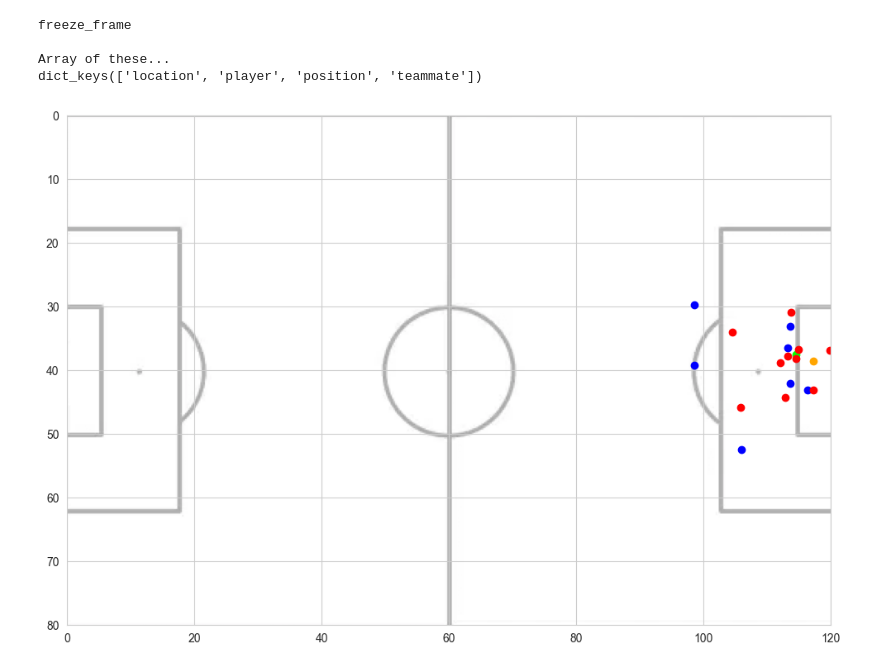
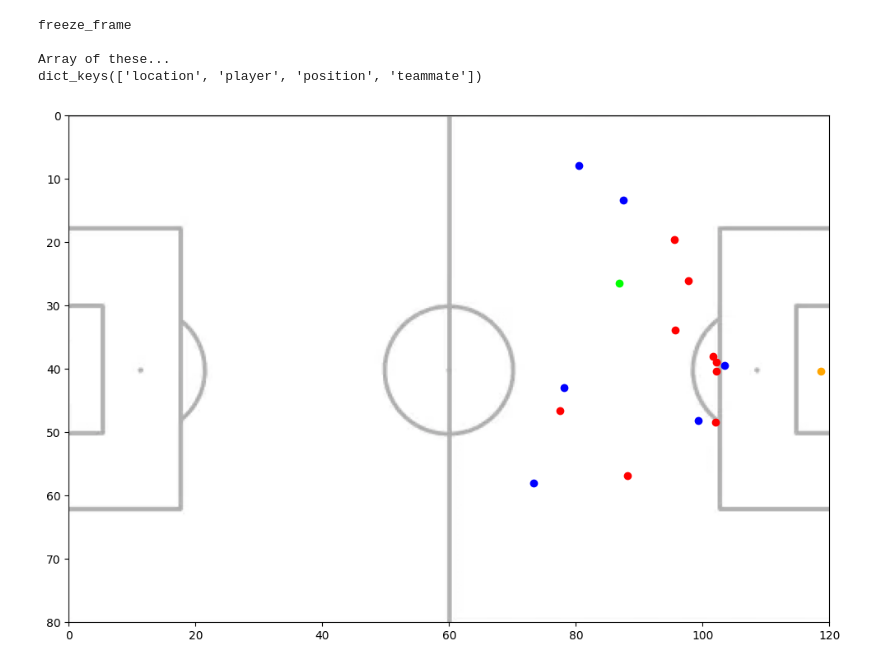
Before and after one commit to CallumGray/FootballRegression, a Jupyter notebook: extract_shot_data.ipynb, the cells around one changed output. Saved outputs shown, nothing was run; the diff lists cells and outputs as text; code cells hidden in the pictures.

```diff
--- a/extract_shot_data.ipynb
+++ b/extract_shot_data.ipynb
@@ -6,5 +9,5 @@ with open('bundesliga.json', 'r', encoding='utf-8') as f:
 # %%
-shot_index = 10
+shot_index = 1035
 shot_event = bl_shots[shot_index]
 
 print('shot_event')
@@ -27,10 +30,13 @@ dict_keys(['statsbomb_xg', 'end_location', 'key_pass_id', 'type', 'outcome', 'te
 # %%
-freeze_frame = shot_data['freeze_frame']
-
-print('freeze_frame')
-print()
-print('Array of these...')
-print(freeze_frame[0].keys())
+if 'freeze_frame' in shot_data:
+    freeze_frame = shot_data['freeze_frame']
+    print('freeze_frame')
+    print()
+    print('Array of these...')
+    print(freeze_frame[0].keys())
+else:
+    freeze_frame = None
+    print('no freeze_frame')
 # %% [output]
 freeze_frame
 
@@ -42,52 +48,56 @@ dict_keys(['location', 'player', 'position', 'teammate'])
 import matplotlib.pyplot as plt
 import matplotlib.image as mpimg
 
-def print_shot(shot_event, freeze_frame):
+def print_shot(shot_event, freeze_frame=None):
 
     shot_location = shot_event['location']
     team_locations = []
     op_locations = []
     keeper_location = []
 
-    for player in freeze_frame:
-        if player['teammate']:
-            team_locations.append(player['location'])
-        else:
-            if player['position']['id'] == 1:
-                keeper_location = player['location']
+    if freeze_frame is not None:
+        for player in freeze_frame:
+            if player['teammate']:
+                team_locations.append(player['location'])
             else:
-                op_locations.append(player['location'])
+                if player['position']['id'] == 1:
+                    keeper_location = player['location']
+                else:
+                    op_locations.append(player['location'])
+    else:
+        keeper_location = [120,40]
 
     pitch_image = mpimg.imread('pitch.png')
 
     # Extracting x and y coordinates for each team
     shot_x, shot_y = [shot_location[0]], [shot_location[1]]
     keeper_x, keeper_y = [keeper_location[0]], [keeper_location[1]]
-    team_x, team_y = zip(*team_locations)
-    op_x, op_y = zip(*op_locations)
+
+    team_x, team_y = [team_location[0] for team_location in team_locations],[team_location[1] for team_location in team_locations]
+    op_x, op_y = [op_location[0] for op_location in op_locations],[op_location[1] for op_location in op_locations]
 
     # Creating the plot
     plt.figure(figsize=(12, 8))
     plt.imshow(pitch_image, extent=(0., 120., 0., 80.))
 
     # Plotting shot location
     plt.scatter(shot_x, shot_y, color='lime', label='Shot')
     # Plotting keeper location
     plt.scatter(keeper_x, keeper_y, color='orange', label='GK')
     # Plotting team locations
     plt.scatter(team_x, team_y, color='blue', label='Team')
     # Plotting opponent locations
     plt.scatter(op_x, op_y, color='red', label='Opponents')
 
     # Setting the x and y limits
     plt.xlim(0, 120)
     plt.ylim(0, 80)
 
     plt.gca().invert_yaxis()
 
     # Display the plot
     plt.show()
 
 print_shot(shot_event, freeze_frame)
 # %% [output]
-[figure, old version]
+[figure, new version]
```
Also changed, not shown: parts of 5 cells of this notebook, 1 other file.
